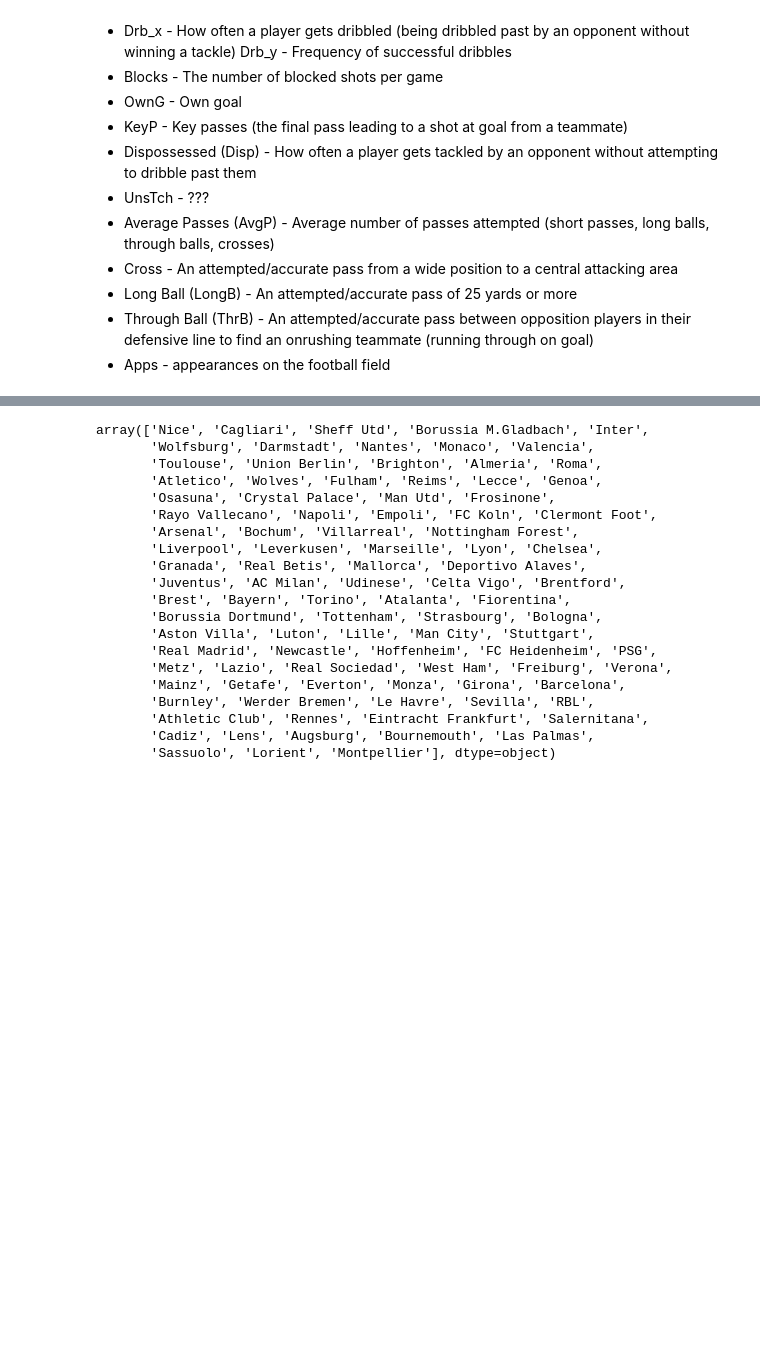
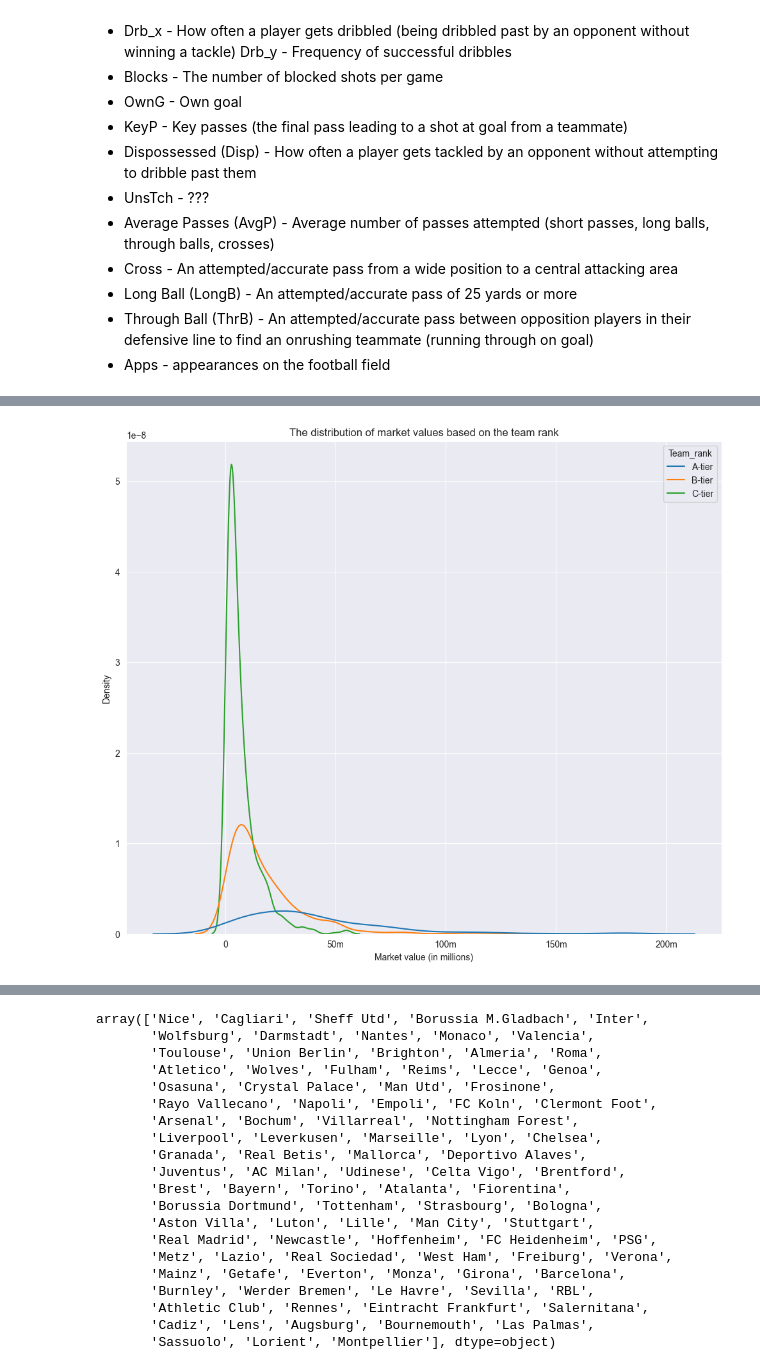
Before and after one commit to MorShow/players-market-value-prediction, a Jupyter notebook: project.ipynb, the cells around one changed output, grey strips where cells are left out. Cells and saved outputs as stored; diff of their text form; code cells hidden in the pictures; blank space fills up the shorter version.

```diff
--- a/project.ipynb
+++ b/project.ipynb
@@ -204,0 +259,15 @@ all_data['League'] = all_data['Team'].map(FOOTBALL_LEAGUES_MAPPING)
+# %%
+fig, ax = plt.subplots(figsize=(12, 10))
+
+sns.kdeplot(all_data,
+            x='Value',
+            hue='Team_rank',
+            hue_order=order_rank)
+
+ax.set_title('The distribution of market values based on the team rank')
+ax.set_xlabel('Market value (in millions)')
+ax.set_xticks(ticks=[0, 0.5e8, 1e8, 1.5e8, 2e8], labels=['0', '50m', '100m', '150m', '200m'])
+
+plt.show()
+# %% [output]
+[figure, added]
```
Also changed, not shown: parts of 38 cells of this notebook.
